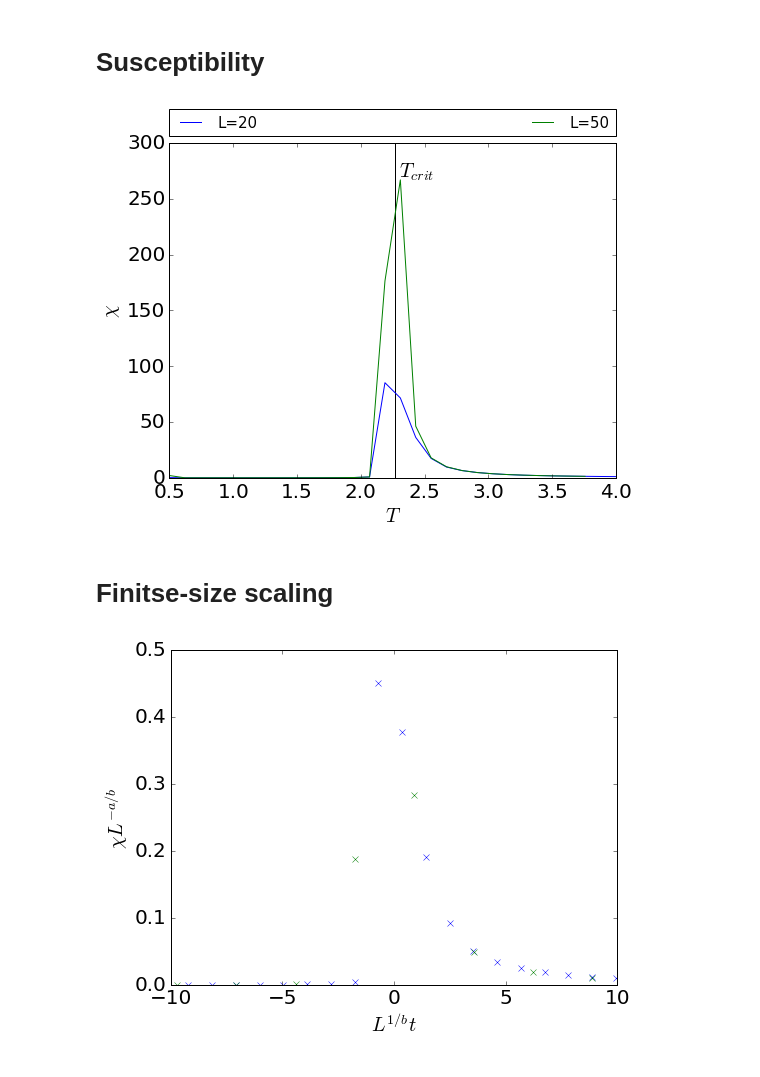
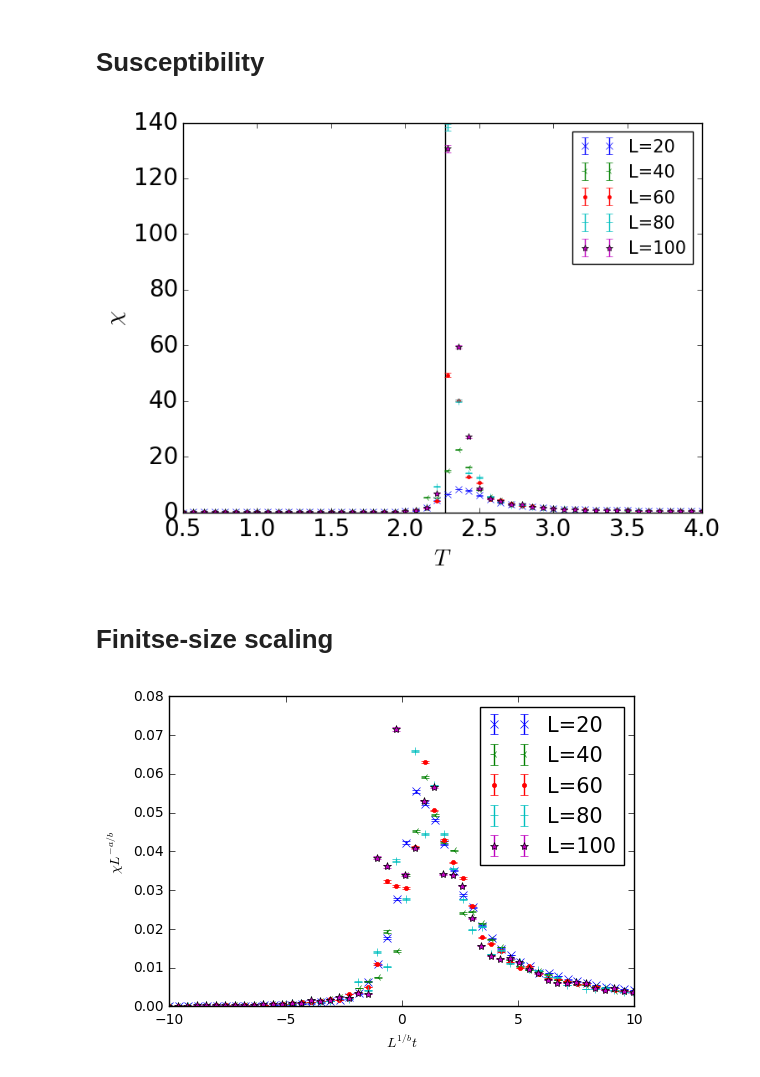
Before and after one commit to boundter/ising, a Jupyter notebook: result/plt/plots.ipynb, the cells around one changed output. Drawn from its saved outputs; the diff is of its cells as text; code cells hidden in the pictures.

```diff
--- a/result/plt/plots.ipynb
+++ b/result/plt/plots.ipynb
@@ -52,10 +53,13 @@ for element in M_100_files:
     corr = np.fft.ifft(m_hat_abs)
     corr /= M.size
     corr = np.real(corr)
-    ax.plot(t, M/header["L"]**2, label="T=%.1f" % header["T"])
+    ax.plot(t, M/header["L"]**2, label="T=%.1f" % header["T"], zorder=header["T"])
 
-
-ax.legend(bbox_to_anchor=(0., 1.02, 1., .102), loc=3, ncol=5, mode="expand",
+labels = ax.get_legend_handles_labels()
+labels = list(map(list, zip(*labels)))
+labels = sorted(labels, key=lambda x: float(x[1][2:5]))
+labels = list(map(list, zip(*labels)))
+ax.legend(labels[0], labels[1], bbox_to_anchor=(0., 1.02, 1., .102), loc=3, ncol=4, mode="expand",
           borderaxespad=0., fontsize="13")
 ax.set_ylim(-1.2, 1.2)
 plt.show()
@@ -76,7 +80,7 @@ plt.show()
 # %% [markdown]
 # Autocorrelation
 # %%
-header, data = ReadFile(data_dir + "corr_100.dat", 1, " ")
+header, data = ReadFile(data_dir + "corr_60.dat", 1, " ")
 data = SplitData(0, data)
 fig, (ax1, ax2) = plt.subplots(2, 1)
 ax1.set_xlabel(r"$t$[sweeps]")
@@ -95,6 +99,9 @@ for element in data:
     corr /= M.size
     corr = np.real(corr)
     ax1.plot(t[:int(M.size/2)], corr[:int(M.size/2)], label="T=%.1f" % T)
+    if T == 2.3:
+        next(ax2._get_lines.prop_cycler)['color']
+        continue
     ax2.plot(t[:int(M.size/2)], corr[:int(M.size/2)], label="T=%.1f" % T)
 ax1.legend(bbox_to_anchor=(0., 1.02, 1., .102), loc=3, ncol=5, mode="expand",
           borderaxespad=0., fontsize="13")
@@ -108,7 +115,7 @@ plt.show()
 header, data = ReadFile(data_dir + "T_crit.dat", 0, " ")
 
 font = {'size': 20}
-
+marker = itertools.cycle(('x', '3', '.', '+', '*'))
 data = SplitData(0, data)
 fig, ax = plt.subplots()
 ax.set_xlabel(r"$T$")
@@ -118,10 +125,12 @@ ax.text(2.3, 1., r"$T_{crit}$", fontdict=font)
 for element in data:
     L = element[0][0]
     m = np.abs(element[2])/L**2
-    ax.plot(element[1], np.abs(element[2])/L**2, label="L=%d" %L)
+    ax.errorbar(element[1], element[2], yerr=element[3], fmt=next(marker), label="L=%d" %L)
 ax.set_xlim(0.5, 4.)
 ax.set_ylim(0., 1.1)
-ax.legend(bbox_to_anchor=(0., 1.02, 1., .102), loc=3, ncol=3, mode="expand",
-          borderaxespad=0., fontsize="15")
+#ax.legend(bbox_to_anchor=(0., 1.02, 1., .102), loc=3, ncol=3,
+#          mode="expand",
+#          borderaxespad=0., fontsize="15")
+ax.legend(loc="best", fontsize=15)
 plt.show()
 # %% [output]
@@ -129,43 +138,47 @@ plt.show()
 # %% [markdown]
 # Susceptibility
 # %%
-header, data = ReadFile(data_dir + "T_crit.dat", 0, " ")
+header, data = ReadFile(data_dir + "suscep.dat", 0, " ")
 
 font = {'size': 20}
-
+marker = itertools.cycle(('x', '3', '.', '+', '*'))
 data = SplitData(0, data)
 fig, ax = plt.subplots()
 ax.set_xlabel(r"$T$")
 ax.set_ylabel(r"$\chi$")
-ax.vlines(2.27, 0, 300)
-ax.text(2.3, 270, r"$T_{crit}$", fontdict=font)
+#ax.text(2.3, 1., r"$T_{crit}$", fontdict=font)
+ax.vlines(2.27, 0, 140)
 for element in data:
     L = element[0][0]
-    chi = element[3]/element[1]/L**2
-    ax.plot(element[1], chi, label="L=%d" %L)
-ax.legend(bbox_to_anchor=(0., 1.02, 1., .102), loc=3, ncol=3, mode="expand",
-          borderaxespad=0., fontsize="15")
+    ax.errorbar(element[1], element[2], yerr=element[3], fmt=next(marker), label="L=%d" %L)
+#ax.legend(bbox_to_anchor=(0., 1.02, 1., .102), loc=3, ncol=3, mode="expand",
+#          borderaxespad=0., fontsize="15")
+ax.legend(loc="best", fontsize=15)
 plt.show()
 # %% [output]
-[figure, old version]
+[figure, new version]
 # %% [markdown]
 # Finitse-size scaling
 # %%
-T_crit = 2.269
-a = 7/4
+T_crit = 2.27
+a = 1.71
 b = 1
 
-header, data = ReadFile(data_dir + "T_crit.dat", 0, " ")
+marker = itertools.cycle(('x', '3', '.', '+', '*'))
+header, data = ReadFile(data_dir + "finite.dat", 0, " ")
 data = SplitData(0, data)
 fig, ax = plt.subplots()
 ax.set_ylabel(r"$\chi L^{-a/b}$")
 ax.set_xlabel(r"$L^{1/b} t$")
 for element in data:
     L = element[0][0]
-    chi = element[3]/element[1]/L**2
     t = (element[1] - T_crit)/T_crit
-    ax.plot(L**(1/b)*t ,chi*L**(-a/b), 'x')
+    #ax.plot(L**(1/b)*t ,element[2]*L**(-a/b))
+    ax.errorbar(L**(1/b)*t ,element[2]*L**(-a/b), yerr=element[3]*L**(-a/b), fmt=next(marker), label="L=%d" %L)
+#ax.legend(bbox_to_anchor=(0., 1.02, 1., .102), loc=3, ncol=3, mode="expand",
+#          borderaxespad=0., fontsize="15")
+ax.legend(loc="best", fontsize=15)
 ax.set_xlim(-10., 10.)
 plt.show()
 # %% [output]
-[figure, old version]
+[figure, new version]
```
Also changed, not shown: parts of 5 cells of this notebook, 6 other files.
